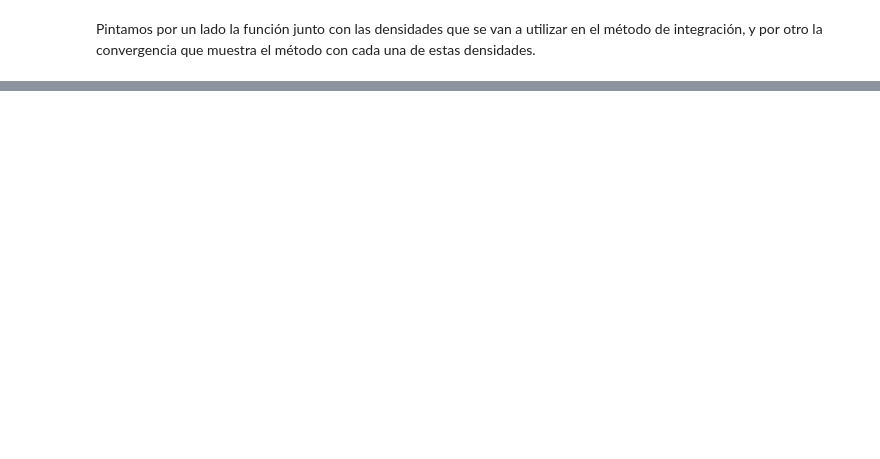
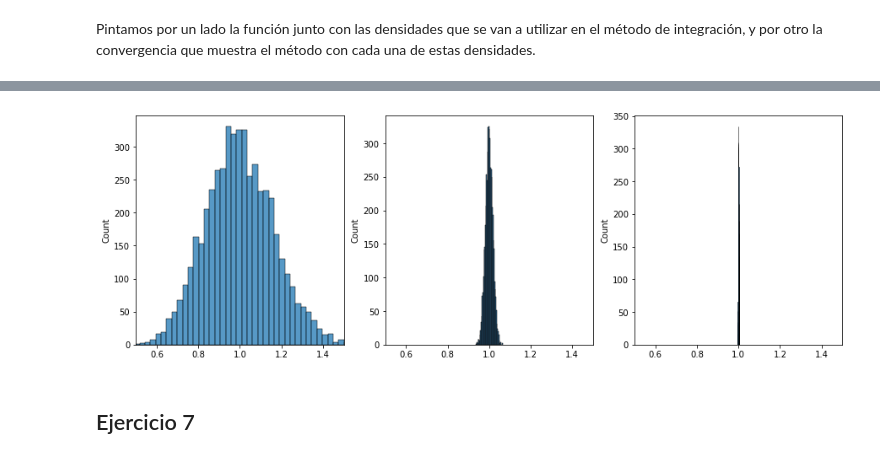
Before and after one commit to Ludvins/Practicas_CN, a Jupyter notebook: Ejercicios MonteCarlo.ipynb, the cells around one changed output, grey strips where cells are left out. Drawn from its saved outputs; the diff is of its cells as text; code cells hidden in the pictures; blank space fills up the shorter version.

Commit message:
Ejercicio 5

```diff
--- a/Ejercicios MonteCarlo.ipynb
+++ b/Ejercicios MonteCarlo.ipynb
@@ -271,7 +233,8 @@ $$
 # %% [markdown]
 Definimos una generalización del método de *importance sampling* donde se puede pasar cualquier función de densidad que se quiera utilizar como argumento a la función.
 # %%
-def importance_sampling(f, x, density, samples=10000, alpha = 0.005, offset=0):
+def importance_sampling_cum(f, generative, density, samples=10000, alpha = 0.005, offset=0):
+    x = generative(x)
     y = f(x)/[density(a) for a in x]
 
     # Establecemos la sucesión de puntos
@@ -335,0 +329,37 @@ plt.show()
+# %%
+def importance_sampling(f, generative_f, density_f, samples):
+    x = generative_f(samples)
+    y = f(x)/density_f(x)
+    return np.mean(y)
+# %%
+samples = 1000
+n_rep = 5000
+offset = 0
+
+g1 = lambda x: uniform.rvs(-50, 100, size =  x)
+g2 = lambda x: np.clip(cauchy.rvs(size = x), -50, 50)
+g3 = lambda x: np.clip(t.rvs(30, size = x), -50, 50)
+
+d1 = lambda x: uniform.pdf(x, -50, 100)
+d2 = lambda x: cauchy.pdf(x)
+d3 = lambda x: t.pdf(x, 30)
+
+fig, axes = plt.subplots(1,3, figsize=(15,5))
+res1 = [importance_sampling(norm.pdf, g1, d1, samples) for _ in range(n_rep)]
+res2 = [importance_sampling(norm.pdf, g2, d2, samples) for _ in range(n_rep)]
+res3 = [importance_sampling(norm.pdf, g3, d3, samples) for _ in range(n_rep)]
+
+sns.histplot(res1, ax=axes[0])
+sns.histplot(res2, ax=axes[1])
+sns.histplot(res3, ax=axes[2])
+
+axes[0].set_xlim(0.5, 1.5)
+axes[1].set_xlim(0.5, 1.5)
+axes[2].set_xlim(0.5, 1.5)
+
+
+plt.show()
+# %% [output]
+[figure, added]
+# %% [markdown]
+## Ejercicio 7
```
Also changed, not shown: parts of 19 cells of this notebook.
